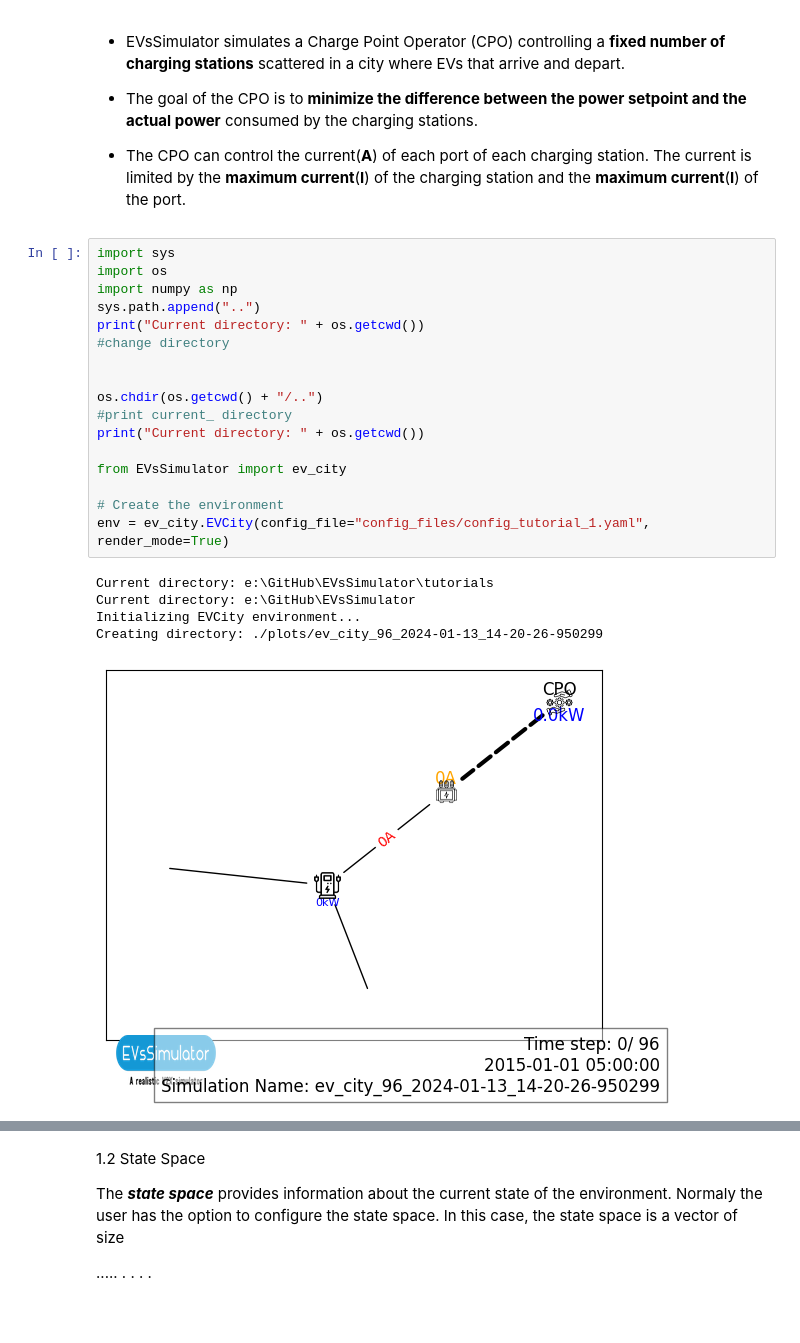
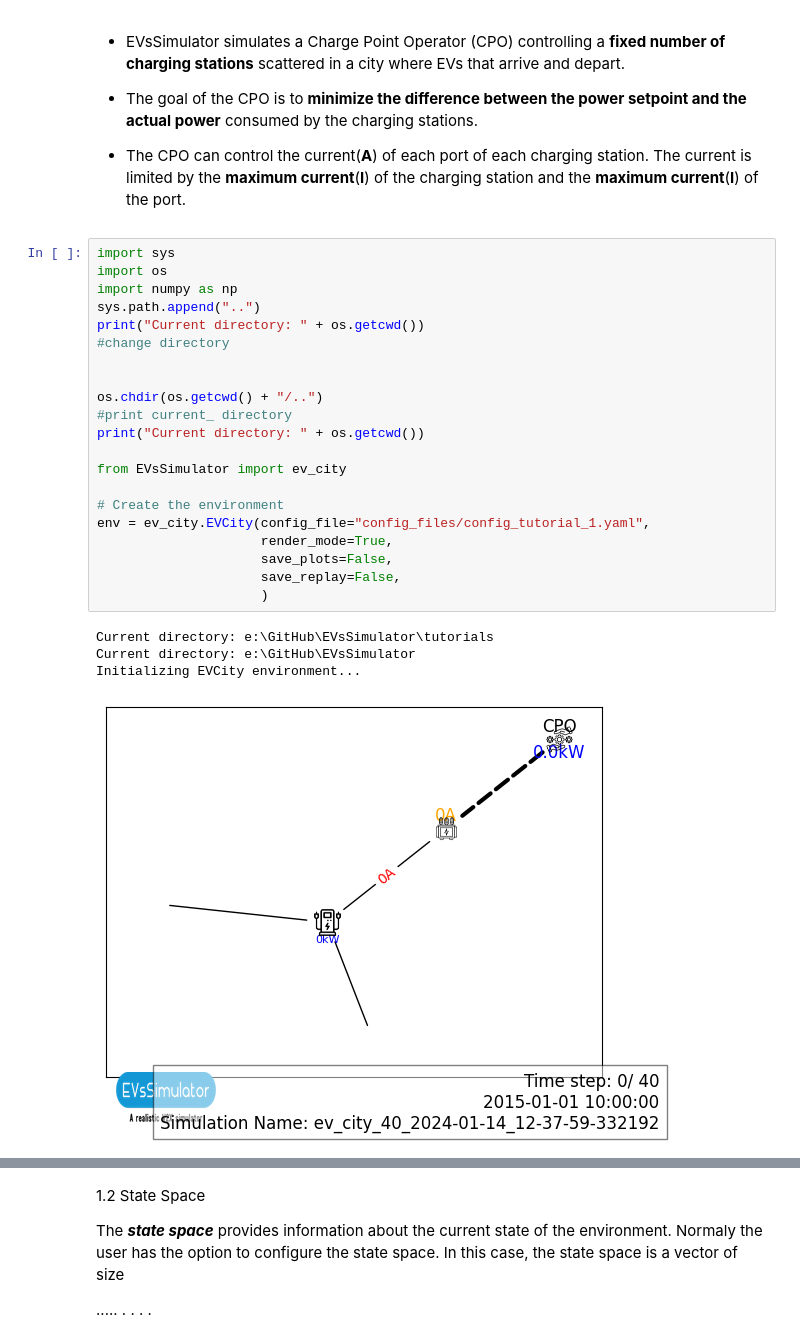
Before and after one commit to StavrosOrf/EV2Gym, a Jupyter notebook: tutorials/CreateYourCustomAlgorithm.ipynb, the cells around one changed output, grey strips where cells are left out. Saved outputs shown, nothing was run; the diff lists cells and outputs as text; blank space fills up the shorter version.

Commit message:
Updated DQN Tutorial

```diff
--- a/tutorials/CreateYourCustomAlgorithm.ipynb
+++ b/tutorials/CreateYourCustomAlgorithm.ipynb
@@ -15,26 +15,29 @@ This Notebook provides a simple example of how to develop your own custom RL env
 # %%
 import sys
 import os
 import numpy as np
 sys.path.append("..")
 print("Current directory: " + os.getcwd())
 #change directory
 
 
 os.chdir(os.getcwd() + "/..")
 #print current_ directory
 print("Current directory: " + os.getcwd())
 
 from EVsSimulator import ev_city
 
 # Create the environment
-env = ev_city.EVCity(config_file="config_files/config_tutorial_1.yaml", render_mode=True)
+env = ev_city.EVCity(config_file="config_files/config_tutorial_1.yaml",
+                     render_mode=True,
+                     save_plots=False,
+                     save_replay=False,
+                     )
 # %% [output]
 Current directory: e:\GitHub\EVsSimulator\tutorials
 Current directory: e:\GitHub\EVsSimulator
 Initializing EVCity environment...
-Creating directory: ./plots/ev_city_96_2024-01-13_14-20-26-950299
-[figure, old version]
+[figure, new version]
 # %% [markdown]
 #### 1.1 Action Space
 The ***action space*** is a vector of size **N** (total number of ports) where each element is a continuous value between **-1** and **1** representing the **percentage of the maximum current** that the CPO wants to set for each
```
Also changed, not shown: parts of 13 cells of this notebook, 1 other file.
